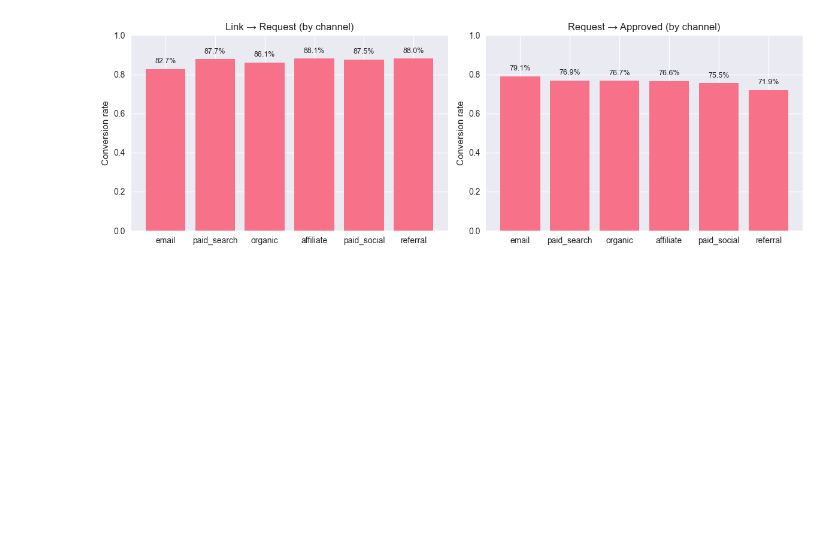
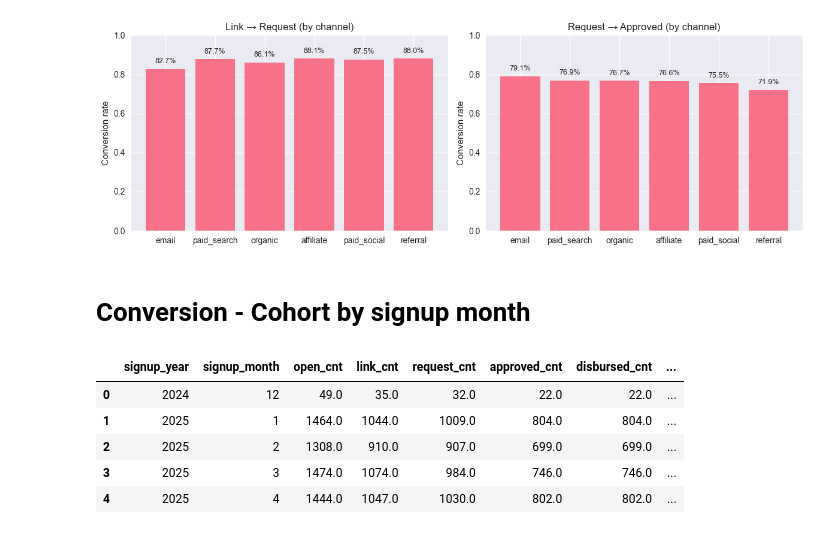
Before and after one commit to sh2nam/bree-takehome-nam, a Jupyter notebook: notebooks/2_funnel_growth_deep_dive.ipynb, the cells around one changed output. Cells and saved outputs as stored; diff of their text form; code cells hidden in the pictures; blank space fills up the shorter version.

```diff
--- a/notebooks/2_funnel_growth_deep_dive.ipynb
+++ b/notebooks/2_funnel_growth_deep_dive.ipynb
@@ -592,3 +512,41 @@ for i, v in enumerate(by_channel["r_request_to_approved"]):
 plt.tight_layout(); plt.show()
 # %% [output]
 [figure]
+# %% [markdown]
+# Conversion - Cohort by signup month
+# %%
+cohort_sql = """
+WITH coh AS (
+  SELECT
+    signup_year,
+    signup_month,
+    SUM(app_open_users)      AS open_cnt,
+    SUM(bank_linked_users)   AS link_cnt,
+    SUM(requested_users)     AS request_cnt,
+    SUM(approved_users)      AS approved_cnt,
+    SUM(disbursed_users)     AS disbursed_cnt
+  FROM v_funnel_by_segment
+  GROUP BY signup_year, signup_month
+)
+SELECT
+  signup_year,
+  signup_month,
+  open_cnt, link_cnt, request_cnt, approved_cnt, disbursed_cnt,
+  CASE WHEN open_cnt>0     THEN link_cnt::DOUBLE/open_cnt     ELSE 0 END AS r_open_to_link,
+  CASE WHEN link_cnt>0     THEN request_cnt::DOUBLE/link_cnt  ELSE 0 END AS r_link_to_request,
+  CASE WHEN request_cnt>0  THEN approved_cnt::DOUBLE/request_cnt ELSE 0 END AS r_request_to_approved,
+  CASE WHEN approved_cnt>0 THEN disbursed_cnt::DOUBLE/approved_cnt ELSE 0 END AS r_approved_to_disbursed,
+  CASE WHEN open_cnt>0     THEN disbursed_cnt::DOUBLE/open_cnt ELSE 0 END AS r_open_to_disbursed
+FROM coh
+ORDER BY signup_year, signup_month;
+"""
+
+cohort_df = conn.execute(cohort_sql).fetchdf()
+display(cohort_df.head())
+# %% [output]
+|  | signup_year | signup_month | open_cnt | link_cnt | request_cnt | approved_cnt | disbursed_cnt | ... |
+| 0 | 2024 | 12 | 49.0 | 35.0 | 32.0 | 22.0 | 22.0 | ... |
+| 1 | 2025 | 1 | 1464.0 | 1044.0 | 1009.0 | 804.0 | 804.0 | ... |
+| 2 | 2025 | 2 | 1308.0 | 910.0 | 907.0 | 699.0 | 699.0 | ... |
+| 3 | 2025 | 3 | 1474.0 | 1074.0 | 984.0 | 746.0 | 746.0 | ... |
+| 4 | 2025 | 4 | 1444.0 | 1047.0 | 1030.0 | 802.0 | 802.0 | ... |
```
Also changed, not shown: parts of 10 cells of this notebook, 2 other files.
